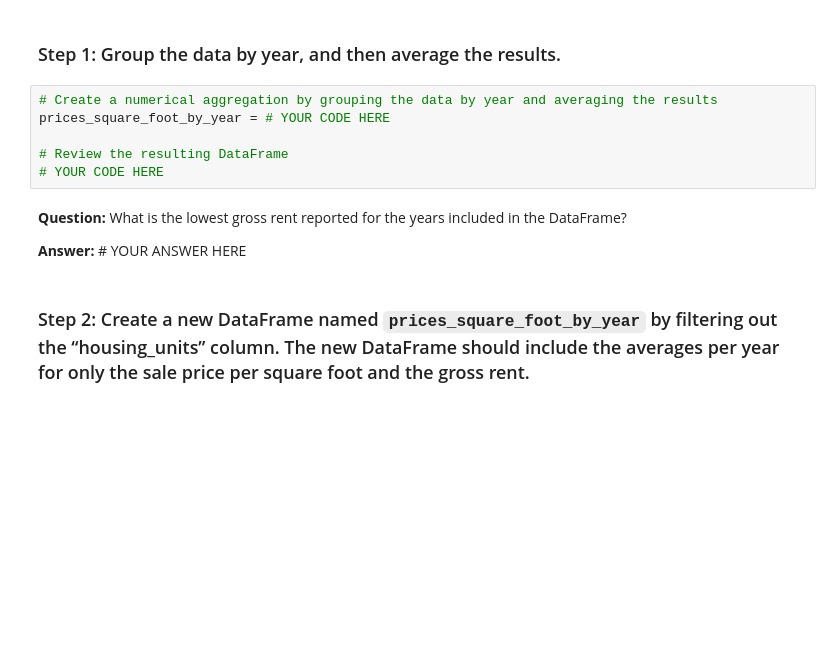
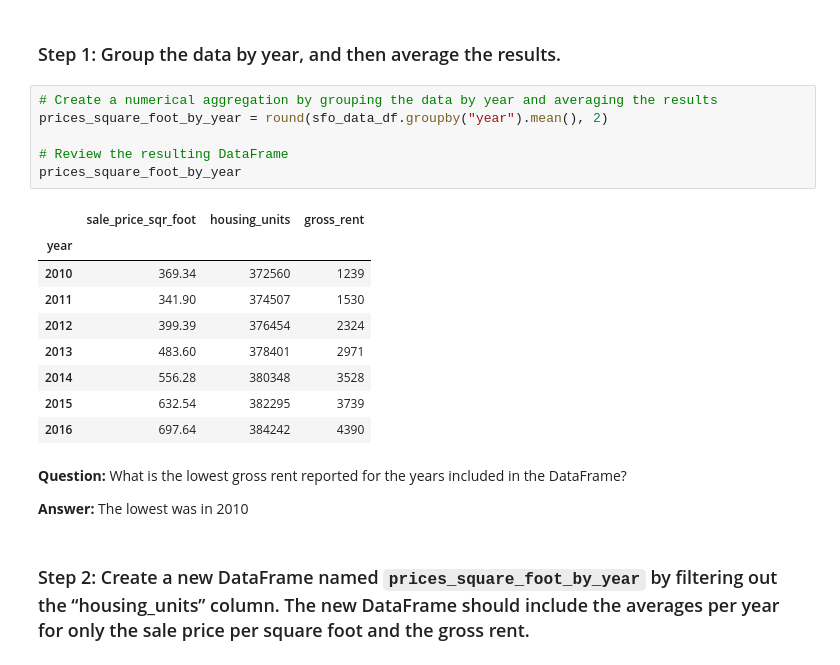
Before and after one commit to stefimaz/Fintech_Database, a Jupyter notebook: Challenge6/san_francisco_housing.ipynb, the cells around one changed output. Cells and saved outputs as stored; diff of their text form; blank space fills up the shorter version.

Commit message:
challenge6 part2(Calculate and Plot the Average Sale Prices per Square Foot)done

```diff
--- a/Challenge6/san_francisco_housing.ipynb
+++ b/Challenge6/san_francisco_housing.ipynb
@@ -232,14 +234,24 @@ For this part of the assignment, use numerical and visual aggregation to calcula
 ### Step 1: Group the data by year, and then average the results.
 # %%
 # Create a numerical aggregation by grouping the data by year and averaging the results
-prices_square_foot_by_year = # YOUR CODE HERE
+prices_square_foot_by_year = round(sfo_data_df.groupby("year").mean(), 2)
 
 # Review the resulting DataFrame
-# YOUR CODE HERE
+prices_square_foot_by_year
+# %% [output]
+|  | sale_price_sqr_foot | housing_units | gross_rent |
+| year |  |  |  |
+| 2010 | 369.34 | 372560 | 1239 |
+| 2011 | 341.90 | 374507 | 1530 |
+| 2012 | 399.39 | 376454 | 2324 |
+| 2013 | 483.60 | 378401 | 2971 |
+| 2014 | 556.28 | 380348 | 3528 |
+| 2015 | 632.54 | 382295 | 3739 |
+| 2016 | 697.64 | 384242 | 4390 |
 # %% [markdown]
 **Question:** What is the lowest gross rent reported for the years included in the DataFrame?
 
-**Answer:** # YOUR ANSWER HERE
+**Answer:** The lowest was in 2010
 # %% [markdown]
 ### Step 2: Create a new DataFrame named `prices_square_foot_by_year` by filtering out the “housing_units” column. The new DataFrame should include the averages per year for only the sale price per square foot and the gross rent.
 # %%
```
Also changed, not shown: parts of 6 cells of this notebook.
